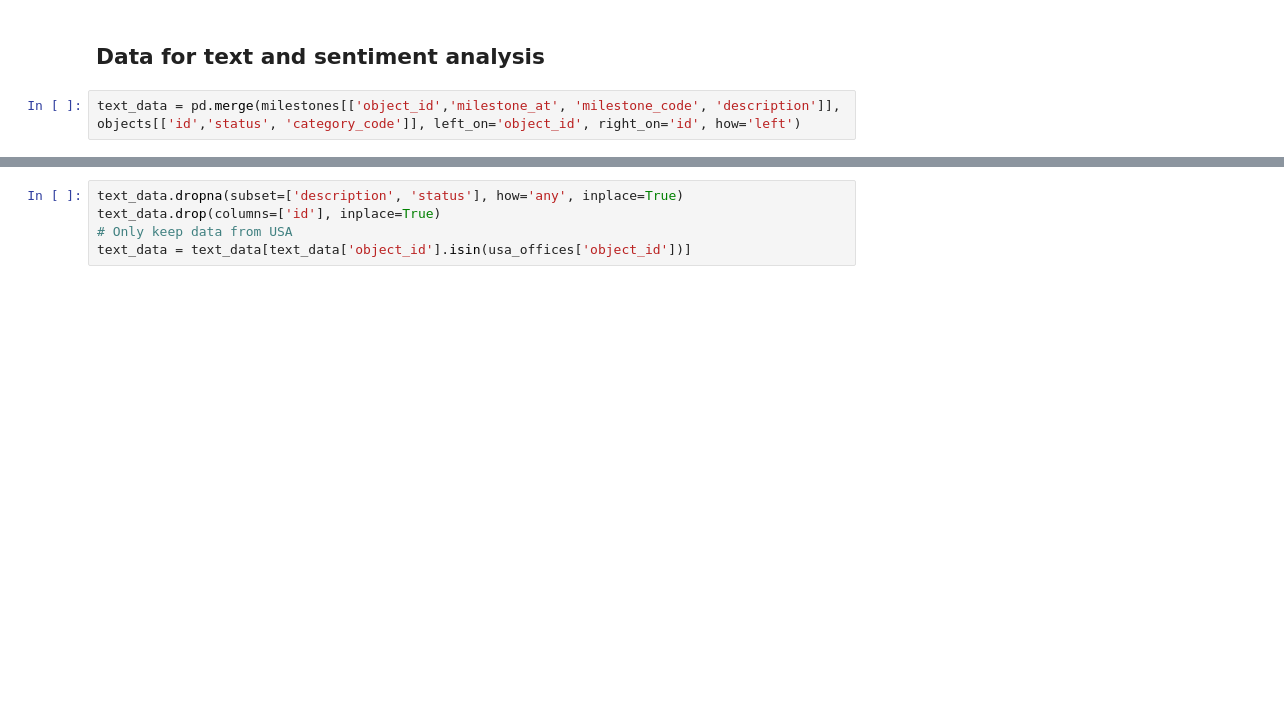
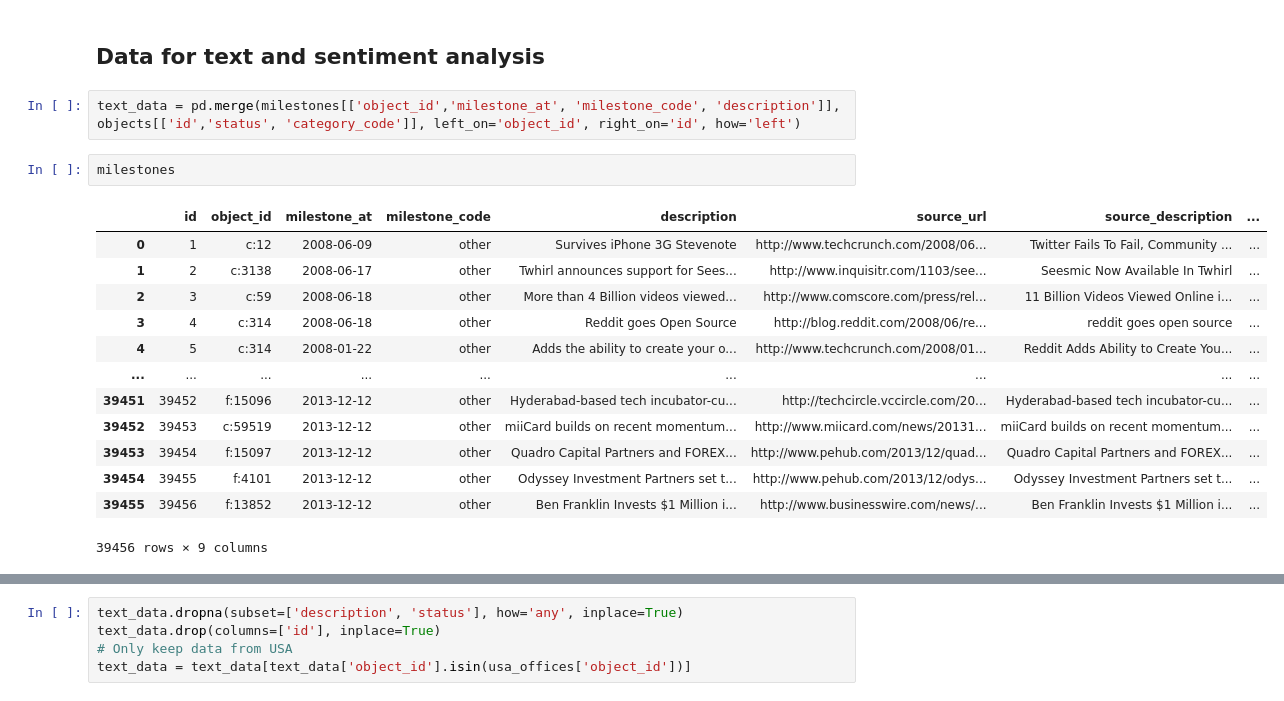
Before and after one commit to HeleneHjort/Socialdata, a Jupyter notebook: Project.ipynb, the cells around one changed output, grey strips where cells are left out. Cells and saved outputs as stored; diff of their text form; blank space fills up the shorter version.

```diff
--- a/Project.ipynb
+++ b/Project.ipynb
@@ -370,3 +421,19 @@ fig.show()
 ## Data for text and sentiment analysis
 # %%
 text_data = pd.merge(milestones[['object_id','milestone_at', 'milestone_code', 'description']], objects[['id','status', 'category_code']], left_on='object_id', right_on='id', how='left')
+# %%
+milestones
+# %% [output]
+|  | id | object_id | milestone_at | milestone_code | description | source_url | source_description | ... |
+| 0 | 1 | c:12 | 2008-06-09 | other | Survives iPhone 3G Stevenote | http://www.techcrunch.com/2008/06... | Twitter Fails To Fail, Community ... | ... |
+| 1 | 2 | c:3138 | 2008-06-17 | other | Twhirl announces support for Sees... | http://www.inquisitr.com/1103/see... | Seesmic Now Available In Twhirl | ... |
+| 2 | 3 | c:59 | 2008-06-18 | other | More than 4 Billion videos viewed... | http://www.comscore.com/press/rel... | 11 Billion Videos Viewed Online i... | ... |
+| 3 | 4 | c:314 | 2008-06-18 | other | Reddit goes Open Source | http://blog.reddit.com/2008/06/re... | reddit goes open source | ... |
+| 4 | 5 | c:314 | 2008-01-22 | other | Adds the ability to create your o... | http://www.techcrunch.com/2008/01... | Reddit Adds Ability to Create You... | ... |
+| ... | ... | ... | ... | ... | ... | ... | ... | ... |
+| 39451 | 39452 | f:15096 | 2013-12-12 | other | Hyderabad-based tech incubator-cu... | http://techcircle.vccircle.com/20... | Hyderabad-based tech incubator-cu... | ... |
+| 39452 | 39453 | c:59519 | 2013-12-12 | other | miiCard builds on recent momentum... | http://www.miicard.com/news/20131... | miiCard builds on recent momentum... | ... |
+| 39453 | 39454 | f:15097 | 2013-12-12 | other | Quadro Capital Partners and FOREX... | http://www.pehub.com/2013/12/quad... | Quadro Capital Partners and FOREX... | ... |
+| 39454 | 39455 | f:4101 | 2013-12-12 | other | Odyssey Investment Partners set t... | http://www.pehub.com/2013/12/odys... | Odyssey Investment Partners set t... | ... |
+| 39455 | 39456 | f:13852 | 2013-12-12 | other | Ben Franklin Invests $1 Million i... | http://www.businesswire.com/news/... | Ben Franklin Invests $1 Million i... | ... |
+39456 rows × 9 columns
```
Also changed, not shown: parts of 8 cells of this notebook.
